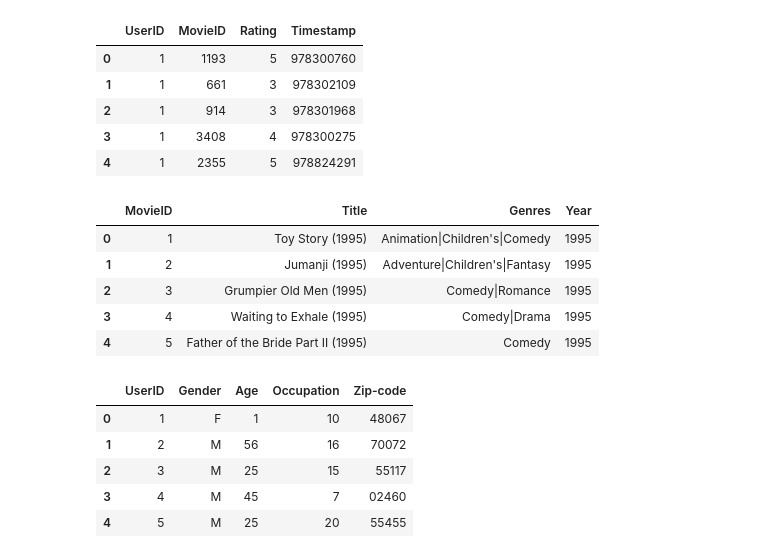
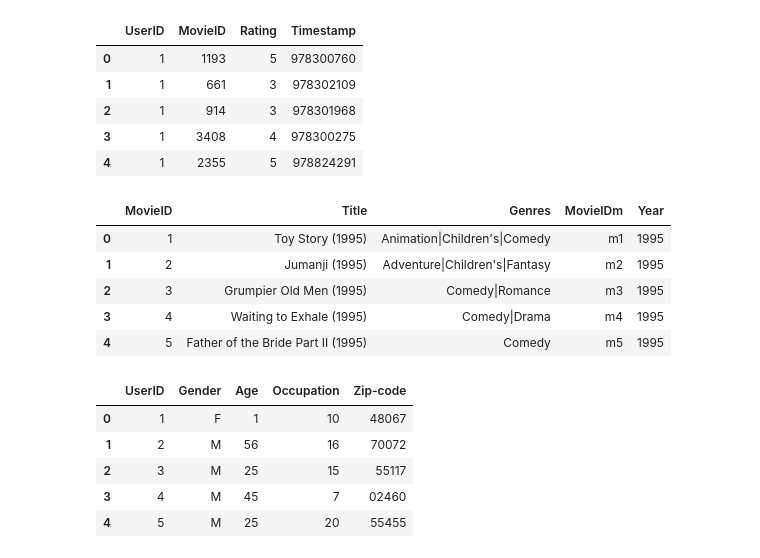
Before and after one commit to oliviagd/psl, a Jupyter notebook: project_4/Project4.ipynb, the cells around one changed output. Drawn from its saved outputs; the diff is of its cells as text; code cells hidden in the pictures.

```diff
--- a/project_4/Project4.ipynb
+++ b/project_4/Project4.ipynb
@@ -25,20 +25,21 @@ ratings.head()
 # %%
 with open("ml-1m/movies.dat", 'r', encoding='latin1') as file:
     movies_raw = file.readlines()
 
 movies = pd.DataFrame([line.strip().split("::") for line in movies_raw], columns=['MovieID', 'Title', 'Genres'])
 
 movies['MovieID'] = movies['MovieID'].astype(int)
+movies['MovieIDm'] = movies['MovieID'].apply(lambda x: f"m{x}")
 movies['Year'] = movies['Title'].str.extract(r'\((\d{4})\)').astype(int)
 
 movies.head()
 # %% [output]
-|  | MovieID | Title | Genres | Year |
-| 0 | 1 | Toy Story (1995) | Animation|Children's|Comedy | 1995 |
-| 1 | 2 | Jumanji (1995) | Adventure|Children's|Fantasy | 1995 |
-| 2 | 3 | Grumpier Old Men (1995) | Comedy|Romance | 1995 |
-| 3 | 4 | Waiting to Exhale (1995) | Comedy|Drama | 1995 |
-| 4 | 5 | Father of the Bride Part II (1995) | Comedy | 1995 |
+|  | MovieID | Title | Genres | MovieIDm | Year |
+| 0 | 1 | Toy Story (1995) | Animation|Children's|Comedy | m1 | 1995 |
+| 1 | 2 | Jumanji (1995) | Adventure|Children's|Fantasy | m2 | 1995 |
+| 2 | 3 | Grumpier Old Men (1995) | Comedy|Romance | m3 | 1995 |
+| 3 | 4 | Waiting to Exhale (1995) | Comedy|Drama | m4 | 1995 |
+| 4 | 5 | Father of the Bride Part II (1995) | Comedy | m5 | 1995 |
 # %%
 users = pd.read_csv(
     "ml-1m/users.dat",
```
Also changed, not shown: parts of 18 cells of this notebook.
